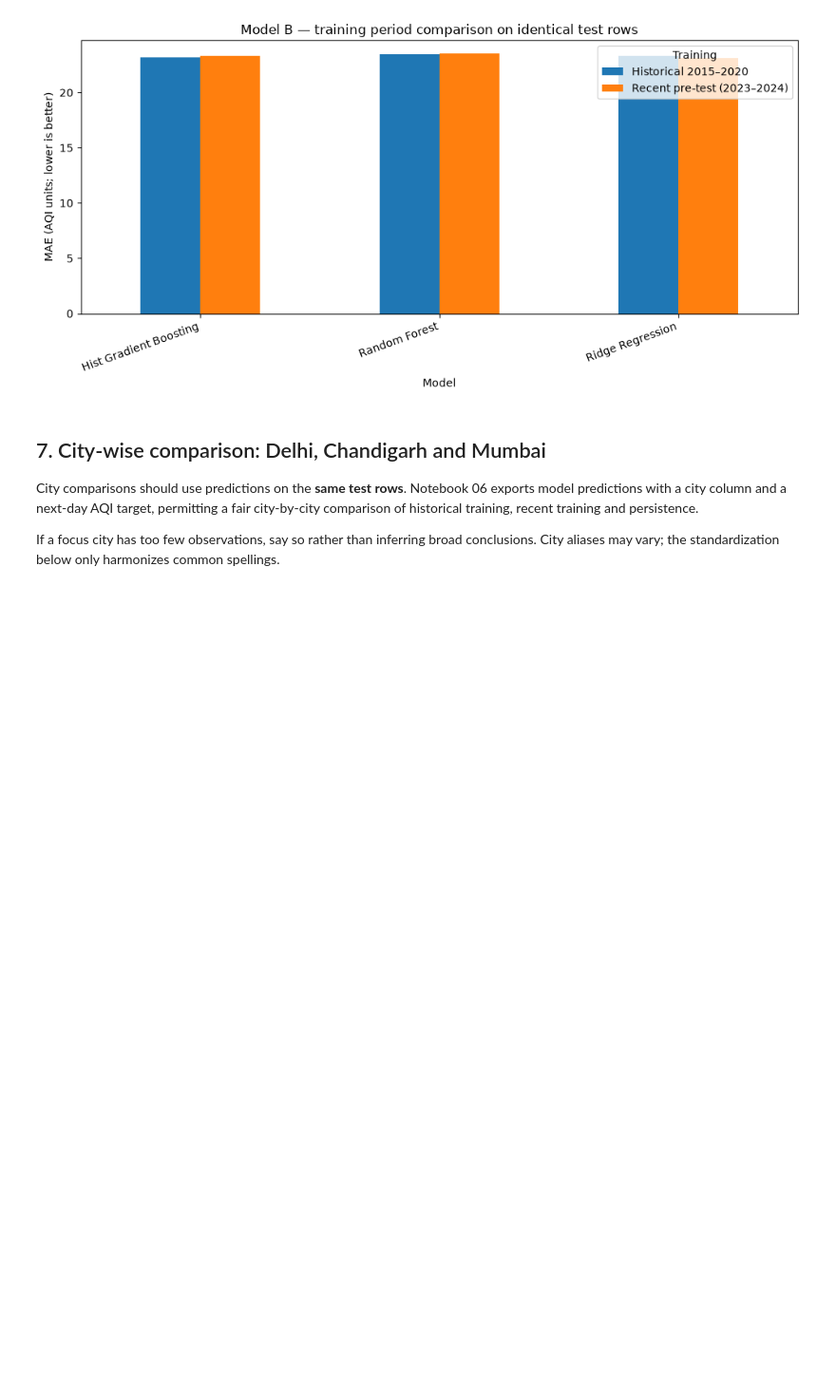
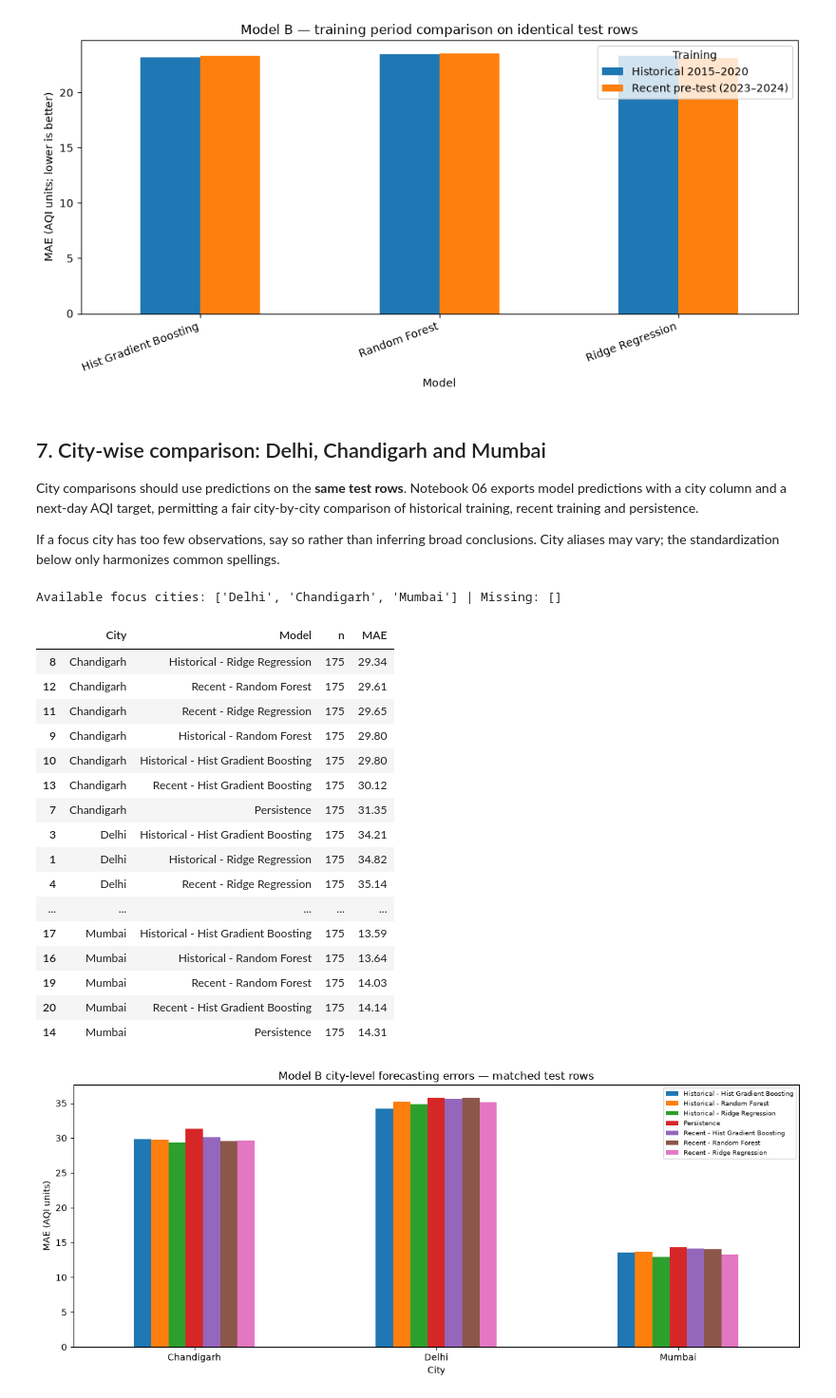
Before and after one commit to nikita-sci/AQI-prediction-India, a Jupyter notebook: notebooks/07_final_model_comparison.ipynb, the cells around one changed output. Shown at 95% size. Saved outputs shown, nothing was run; the diff lists cells and outputs as text; code cells hidden in the pictures; blank space fills up the shorter version.

Commit message:
comparison: analyze Delhi Chandigarh and Mumbai AQI results

```diff
--- a/notebooks/07_final_model_comparison.ipynb
+++ b/notebooks/07_final_model_comparison.ipynb
@@ -331,3 +331,60 @@ else:
 City comparisons should use predictions on the **same test rows**. Notebook 06 exports model predictions with a city column and a next-day AQI target, permitting a fair city-by-city comparison of historical training, recent training and persistence.
 
 If a focus city has too few observations, say so rather than inferring broad conclusions. City aliases may vary; the standardization below only harmonizes common spellings.
+# %%
+from sklearn.metrics import mean_absolute_error
+
+pred = raw['model_b_predictions']
+if pred is not None and {'City','actual'}.issubset(pred.columns):
+    pred = pred.copy()
+    pred['City'] = pred['City'].astype(str).str.strip().replace({'New Delhi':'Delhi','Bangalore':'Bengaluru','Gurgaon':'Gurugram'})
+    choices = ['Delhi','Chandigarh','Mumbai']
+    present = [c for c in choices if c in set(pred['City'])]
+    print('Available focus cities:', present, '| Missing:', sorted(set(choices)-set(present)))
+    prediction_cols = [c for c in pred.columns if c=='Persistence' or c.startswith('Historical - ') or c.startswith('Recent - ')]
+    if prediction_cols:
+        score_rows = []
+        for city in present:
+            subset = pred[pred['City']==city]
+            for col in prediction_cols:
+                x = pd.to_numeric(subset['actual'], errors='coerce')
+                y = pd.to_numeric(subset[col], errors='coerce')
+                valid=x.notna() & y.notna()
+                if valid.any():
+                    score_rows.append({'City':city,'Model':col,'n':int(valid.sum()),'MAE':mean_absolute_error(x[valid],y[valid])})
+        cities=pd.DataFrame(score_rows)
+        if not cities.empty:
+            display(cities.sort_values(['City','MAE']).round(2))
+            cities.to_csv(RESULTS/'focus_city_model_b_metrics.csv',index=False)
+            pivot=cities.pivot(index='City',columns='Model',values='MAE')
+            ax=pivot.plot.bar(figsize=(12,5))
+            ax.set(ylabel='MAE (AQI units)',title='Model B city-level forecasting errors — matched test rows')
+            ax.legend(fontsize=7,loc='best')
+            plt.xticks(rotation=0)
+            plt.tight_layout()
+            plt.savefig(FIGURES/'focus_cities_model_b_mae.png',dpi=160,bbox_inches='tight')
+            plt.show()
+    else:
+        print('No prediction-model columns found; inspect CSV columns:',list(pred.columns))
+else:
+    print('City-level matched predictions missing or not in expected City/actual schema. Inspect notebook 06 predictions export.')
+# %% [output]
+Available focus cities: ['Delhi', 'Chandigarh', 'Mumbai'] | Missing: []
+|  | City | Model | n | MAE |
+| 8 | Chandigarh | Historical - Ridge Regression | 175 | 29.34 |
+| 12 | Chandigarh | Recent - Random Forest | 175 | 29.61 |
+| 11 | Chandigarh | Recent - Ridge Regression | 175 | 29.65 |
+| 9 | Chandigarh | Historical - Random Forest | 175 | 29.80 |
+| 10 | Chandigarh | Historical - Hist Gradient Boosting | 175 | 29.80 |
+| 13 | Chandigarh | Recent - Hist Gradient Boosting | 175 | 30.12 |
+| 7 | Chandigarh | Persistence | 175 | 31.35 |
+| 3 | Delhi | Historical - Hist Gradient Boosting | 175 | 34.21 |
+| 1 | Delhi | Historical - Ridge Regression | 175 | 34.82 |
+| 4 | Delhi | Recent - Ridge Regression | 175 | 35.14 |
+| ... | ... | ... | ... | ... |
+| 17 | Mumbai | Historical - Hist Gradient Boosting | 175 | 13.59 |
+| 16 | Mumbai | Historical - Random Forest | 175 | 13.64 |
+| 19 | Mumbai | Recent - Random Forest | 175 | 14.03 |
+| 20 | Mumbai | Recent - Hist Gradient Boosting | 175 | 14.14 |
+| 14 | Mumbai | Persistence | 175 | 14.31 |
+[figure, added]
```
